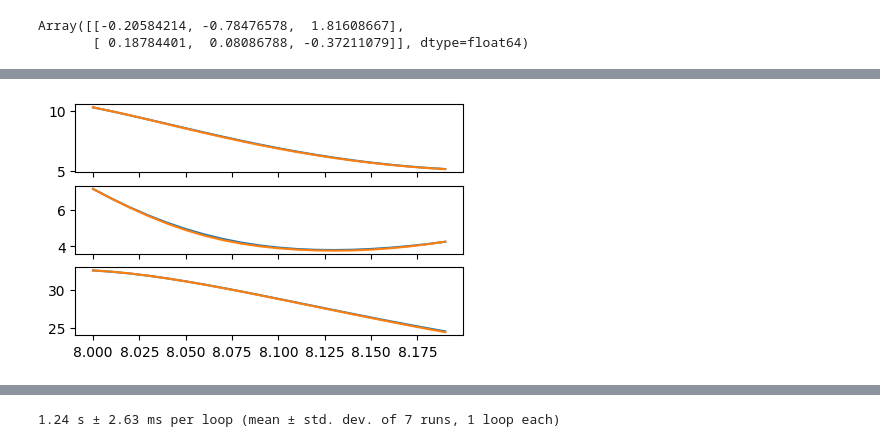
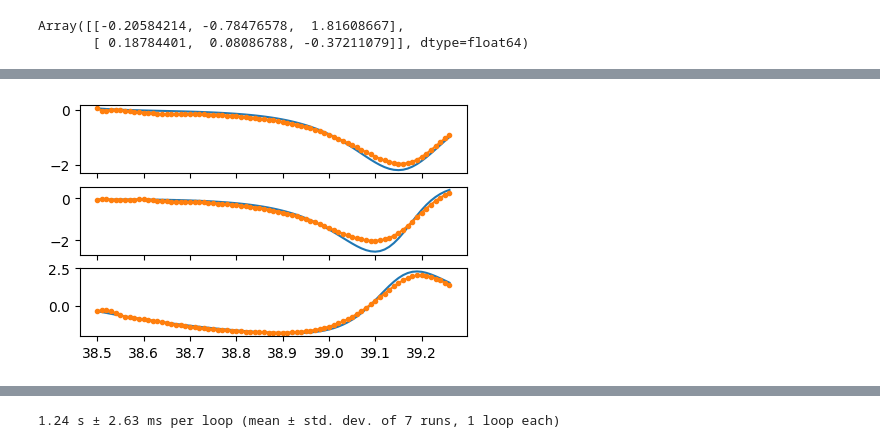
Before and after one commit to Jhko725/sandbox, a Jupyter notebook: prototype_orig.ipynb, the cells around one changed output, grey strips where cells are left out. Cells and saved outputs as stored; diff of their text form; code cells hidden in the pictures.

Commit message:
Latent RNN models created and tested, code cleaned to pass ruff checks

```diff
--- a/prototype_orig.ipynb
+++ b/prototype_orig.ipynb
@@ -108,0 +101,2 @@ u_train_batched.shape
+# %%
+lstm = LatentRNN(3, 60)
@@ -114,15 +152,9 @@ neuralode = NeuralODE(
 
 @eqx.filter_jit
 @partial(eqx.filter_vmap, in_axes=(None, 0, 0))
-def solve_neuralode(model, t, u0):
-    u_pred = solve_ode(
-        model,
-        t,
-        u0,
-        max_steps=2048,
-        adjoint=dfx.RecursiveCheckpointAdjoint(checkpoints=4096),
-    )
+def solve_model(model, t, u0, args=None, **kwargs):
+    u_pred = model.solve(t, u0, args)
     return u_pred
 
 
-u_pred = eqx.filter_vmap(neuralode.solve)(t_train_batched, u_train_batched[:, 0])
+u_pred = solve_model(lstm, t_train_batched, u_train_batched[:, 0])
@@ -147,16 +175,7 @@ def loss_mse(
 ):
     del u0_data
 
-    @eqx.filter_vmap
-    def _solve(t, u0):
-        return model.solve(
-            t,
-            u0,
-            max_steps=2048,
-            adjoint=dfx.RecursiveCheckpointAdjoint(checkpoints=4096),
-        )
-
-    u_pred = _solve(t_data, u_data[:, 0])
+    u_pred = solve_model(model, t_data, u_data[:, 0])
     return jnp.mean((u_pred - u_data) ** 2)
 
 
@@ -168,7 +187,7 @@ def train_vanilla(
     loss_fn=loss_mse,
     optimizer_fn=optax.adabelief,
     lr: float = 1e-3,
-    max_epochs: int = 5000,
+    max_epochs: int = 10000,
 ):
     optimizer = optimizer_fn(lr)
     opt_state = optimizer.init(eqx.filter(model, eqx.is_inexact_array))
@@ -192,7 +211,5 @@ def train_vanilla(
 
     return model, jnp.asarray(loss_history)
 # %%
-model, loss_history = train_vanilla(
-    neuralode, t_train_batched, u_train_batched, lr=1e-3
-)
+model, loss_history = train_vanilla(lstm, t_train_batched, u_train_batched, lr=1e-3)
 # %% [output]
@@ -226,11 +243,11 @@ Text(0.5, 1.0, 'NeuralODE loss curve (train length = 20)')
 # %%
-u_pred = solve_neuralode(model, t_train_batched, u_train_batched[:, 0])
+u_pred = solve_model(model, t_train_batched, u_train_batched[:, 0])
 
-chunk_idx = 40
+chunk_idx = 50
 fig, axes = plt.subplots(3, 1, figsize=(5, 3), sharex=True)
 for i, ax in enumerate(axes):
     ax.plot(t_train_batched[chunk_idx], u_train_batched[chunk_idx, :, i])
-    ax.plot(t_train_batched[chunk_idx], u_pred[chunk_idx, :, i])
+    ax.plot(t_train_batched[chunk_idx], u_pred[chunk_idx, :, i], ".-")
 # %% [output]
-[figure, old version]
+[figure, new version]
 # %%
```
Also changed, not shown: parts of 20 cells of this notebook, 19 other files.
